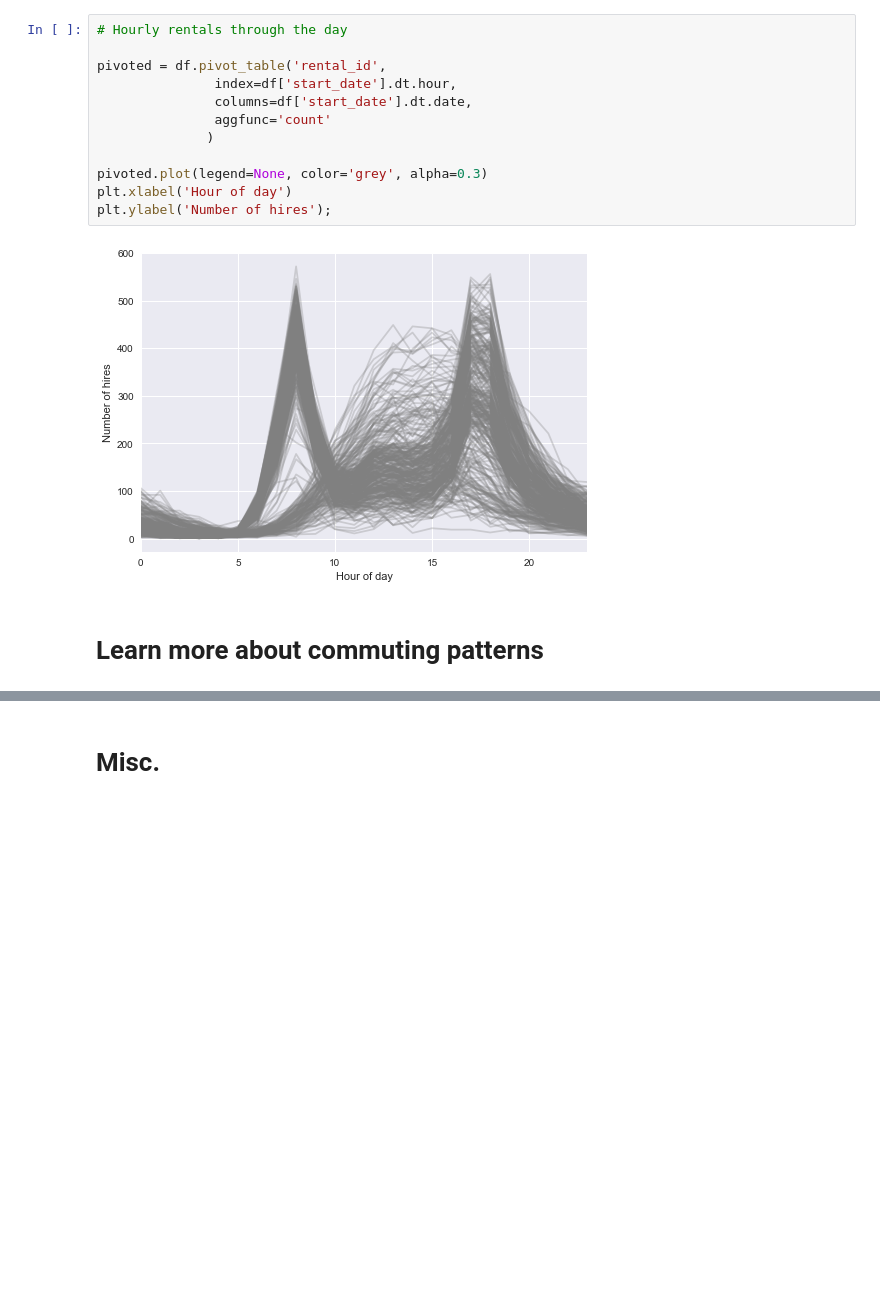
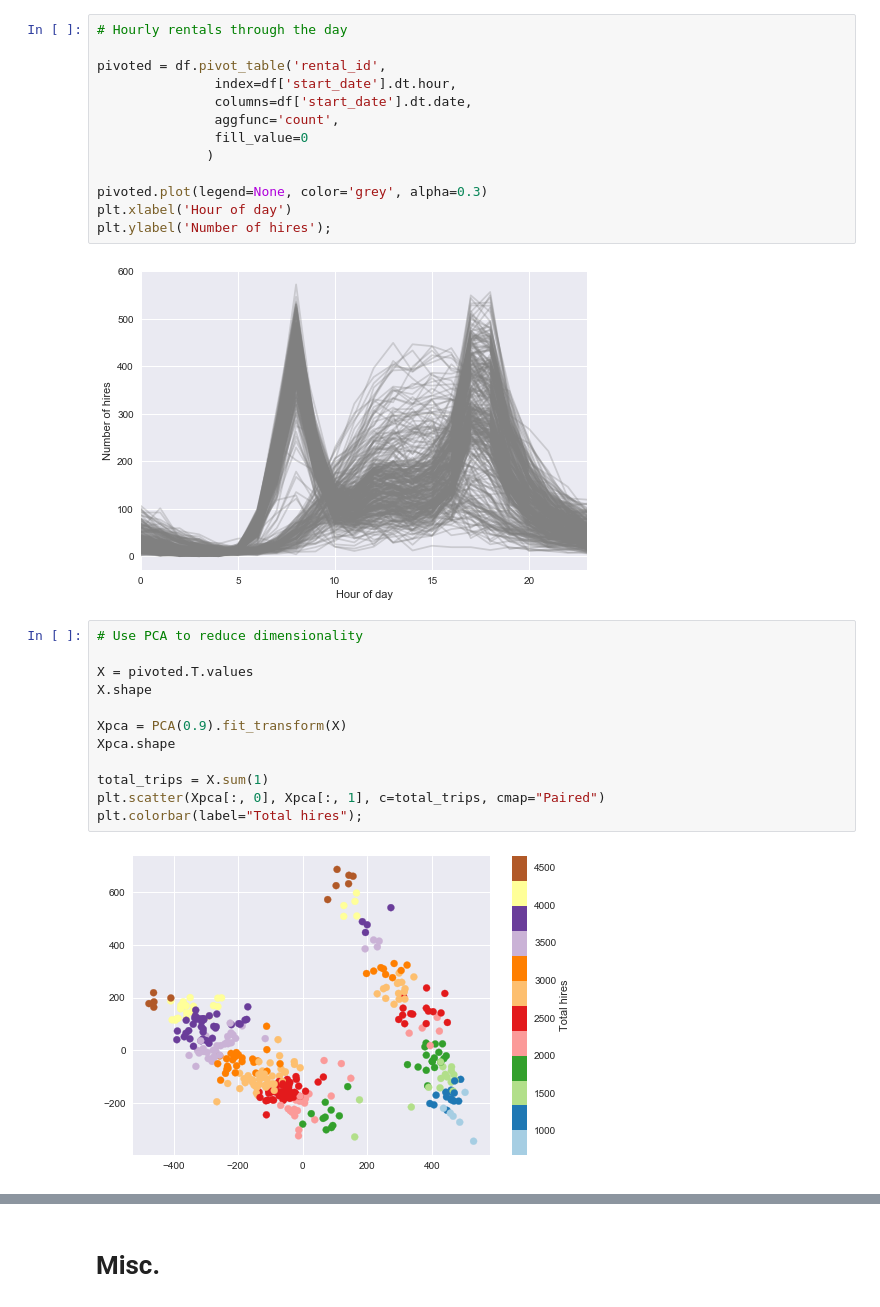
Before and after one commit to fabiangunzinger/london_cycling, a Jupyter notebook: london_cycling.ipynb, the cells around one changed output, grey strips where cells are left out. Saved outputs shown, nothing was run; the diff lists cells and outputs as text; blank space fills up the shorter version.

```diff
--- a/london_cycling.ipynb
+++ b/london_cycling.ipynb
@@ -130,7 +133,8 @@ plt.legend();
 pivoted = df.pivot_table('rental_id',
                index=df['start_date'].dt.hour,
                columns=df['start_date'].dt.date,
-               aggfunc='count'
+               aggfunc='count',
+               fill_value=0
               )
 
 pivoted.plot(legend=None, color='grey', alpha=0.3)
@@ -138,5 +142,17 @@ plt.xlabel('Hour of day')
 plt.ylabel('Number of hires');
 # %% [output]
 [figure]
-# %% [markdown]
-# Learn more about commuting patterns
+# %%
+# Use PCA to reduce dimensionality
+
+X = pivoted.T.values
+X.shape
+
+Xpca = PCA(0.9).fit_transform(X)
+Xpca.shape
+
+total_trips = X.sum(1)
+plt.scatter(Xpca[:, 0], Xpca[:, 1], c=total_trips, cmap="Paired")
+plt.colorbar(label="Total hires");
+# %% [output]
+[figure, added]
```
Also changed, not shown: parts of 4 cells of this notebook.
